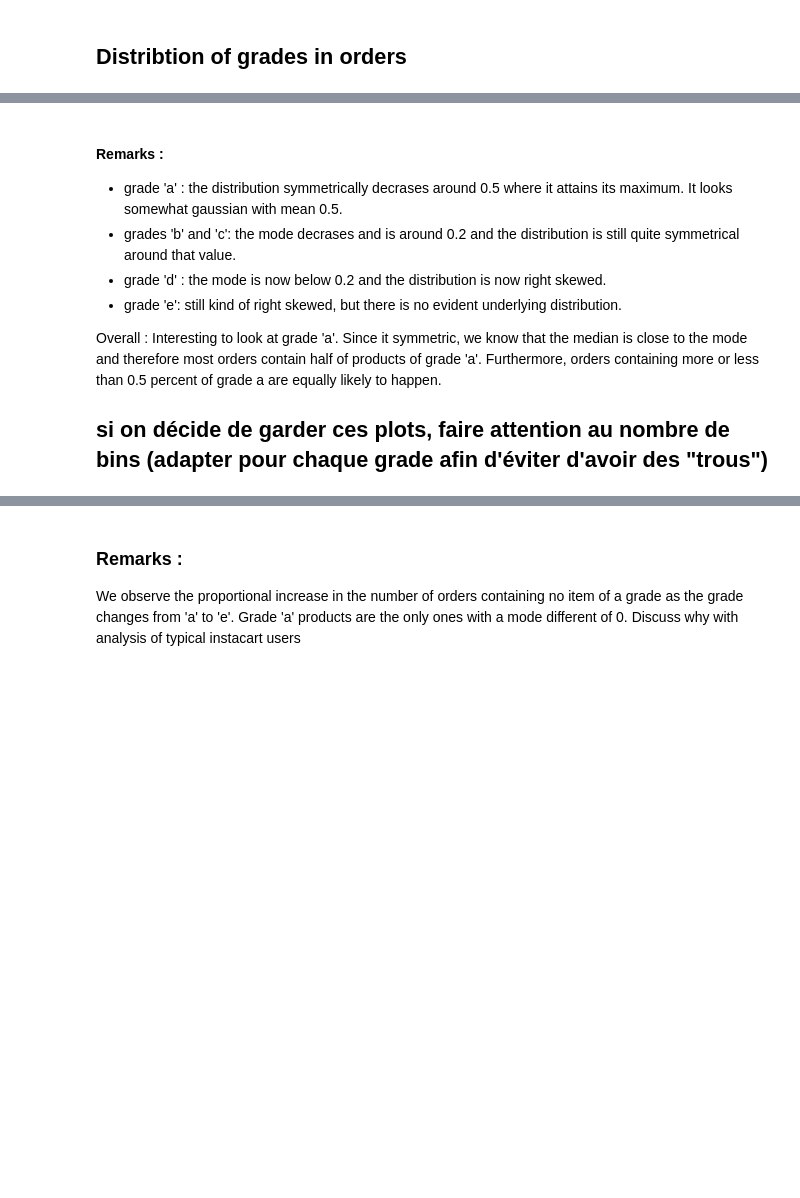
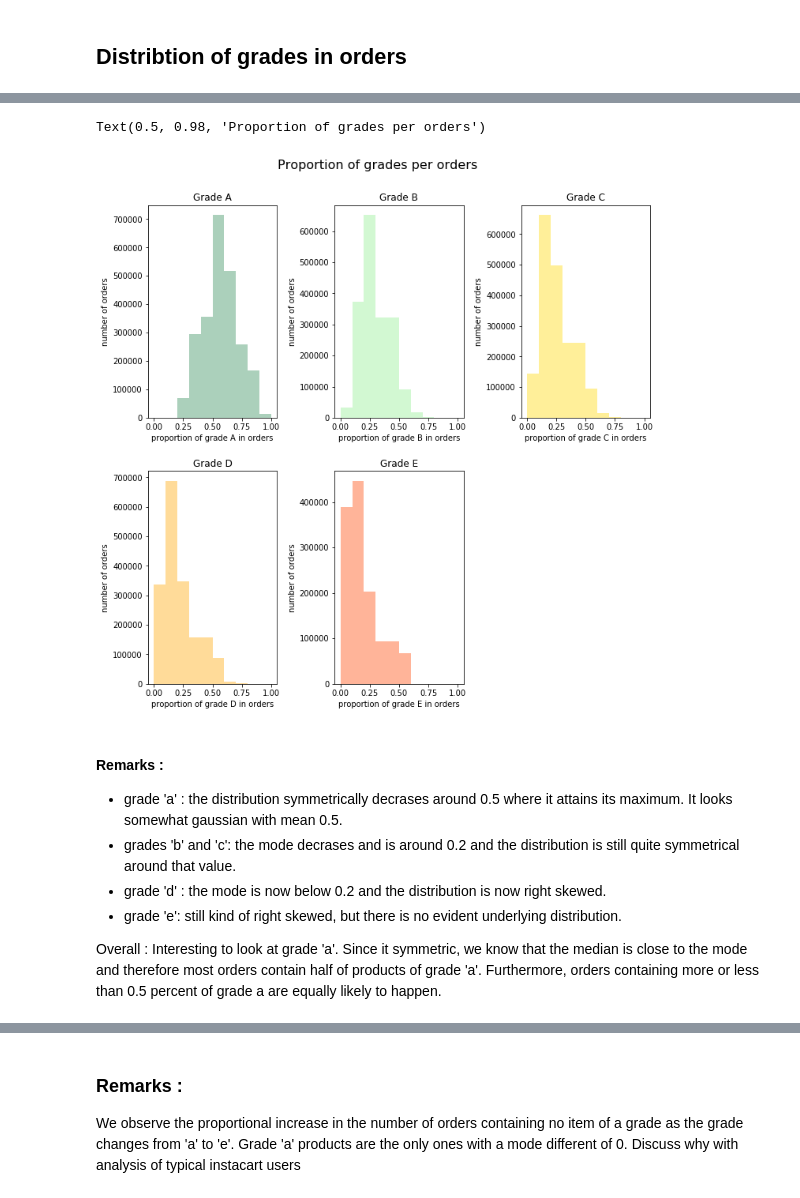
Before and after one commit to MarcBickel/project_gobigorgohome, a Jupyter notebook: project_notebook-Copy_cecile.ipynb, the cells around one changed output, grey strips where cells are left out. Saved outputs shown, nothing was run; the diff lists cells and outputs as text; code cells hidden in the pictures; blank space fills up the shorter version.

```diff
--- a/project_notebook-Copy_cecile.ipynb
+++ b/project_notebook-Copy_cecile.ipynb
@@ -848,0 +840,36 @@ for grade in nutri_score:
+# %%
+import matplotlib.pyplot as plt
+
+# plot
+f, axes = plt.subplots(2,3, figsize=(10, 10), sharex=True)
+A = sns.distplot(prop_df_3[prop_df_3.max_score == 'a'].proportion, color="seagreen", kde = False, ax=axes[0, 0], bins = [0,0.2,0.3,0.4,0.5,0.6,0.7,0.8,0.9,1])
+B = sns.distplot(prop_df_3[prop_df_3.max_score == 'b'].proportion, color="lightgreen", kde = False, ax=axes[0, 1], bins = [0,0.1,0.2,0.3,0.5,0.6,0.7,0.8,0.9,1])
+C = sns.distplot(prop_df_3[prop_df_3.max_score == 'c'].proportion, color="gold", kde = False, ax=axes[0, 2], bins = [0,0.1,0.2,0.3,0.5,0.6,0.7,0.8,0.9,1])
+D = sns.distplot(prop_df_3[prop_df_3.max_score == 'd'].proportion, color="orange", kde = False, ax=axes[1, 0], bins = [0,0.1,0.2,0.3,0.5,0.6,0.7,0.8,0.9,1])
+E = sns.distplot(prop_df_3[prop_df_3.max_score == 'e'].proportion, color="orangered", kde = False, ax=axes[1, 1], bins = [0,0.1,0.2,0.3,0.5,0.6,0.7,0.8,0.9,1])
+A.set_title("Grade A")
+A.set_xlabel("proportion of grade A in orders")
+A.set_ylabel("number of orders")
+B.set_title("Grade B")
+B.set_xlabel("proportion of grade B in orders")
+B.set_ylabel("number of orders")
+C.set_title("Grade C")
+C.set_xlabel("proportion of grade C in orders")
+C.set_ylabel("number of orders")
+D.set_title("Grade D")
+D.set_xlabel("proportion of grade D in orders")
+D.set_ylabel("number of orders")
+E.set_title("Grade E")
+E.set_xlabel("proportion of grade E in orders")
+E.set_ylabel("number of orders")
+f.tight_layout()
+axes[0,0].tick_params(labelbottom = True)
+axes[0,1].tick_params(labelbottom = True)
+axes[0,2].tick_params(labelbottom = True)
+plt.subplots_adjust(left=None, bottom=None, right=None, top=None, wspace=None, hspace=0.25)
+f.delaxes(axes[1,2])
+f.subplots_adjust(top=0.9)
+f.suptitle('Proportion of grades per orders', fontsize=16)
+# %% [output]
+Text(0.5, 0.98, 'Proportion of grades per orders')
+[figure, added]
@@ -854,5 +883,3 @@ for grade in nutri_score:
 - grade 'e': still kind of right skewed, but there is no evident underlying distribution.
 
 Overall : Interesting to look at grade 'a'. Since it symmetric, we know that the median is close to the mode and therefore most orders contain half of products of grade 'a'. Furthermore, orders containing more or less than 0.5 percent of grade a are equally likely to happen.
-
-## si on décide de garder ces plots, faire attention au nombre de bins (adapter pour chaque grade afin d'éviter d'avoir des "trous")
```
Also changed, not shown: parts of 11 cells of this notebook, 2 other files.
